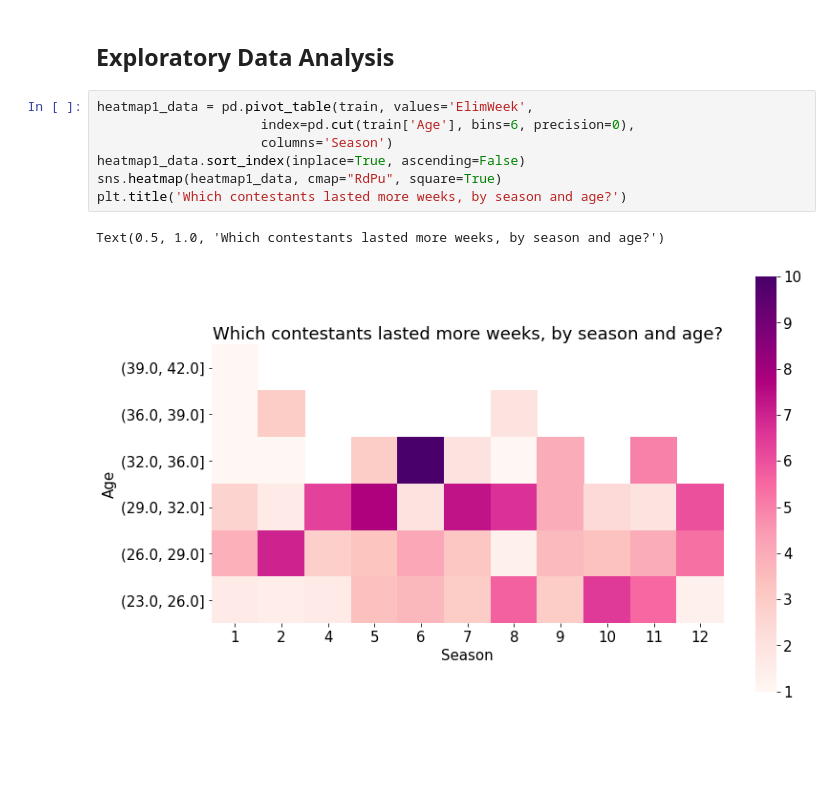
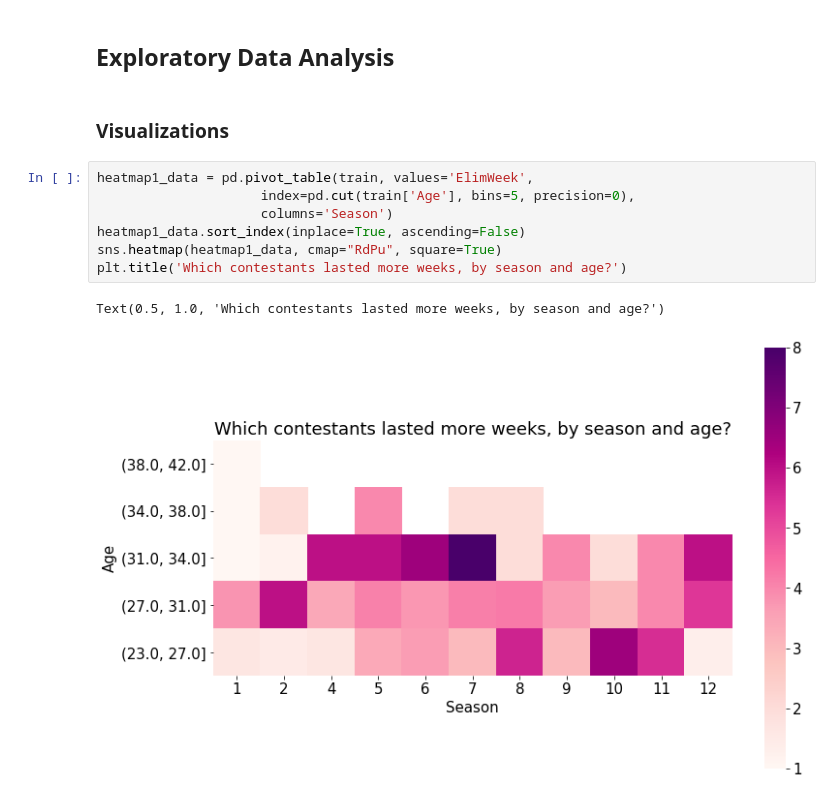
Before and after one commit to KwameTaylor/bachelorette-predictor, a Jupyter notebook: explore.ipynb, the cells around one changed output. Drawn from its saved outputs; the diff is of its cells as text; blank space fills up the shorter version.

Commit message:
finish mvp visualizations

```diff
--- a/explore.ipynb
+++ b/explore.ipynb
@@ -85,13 +85,15 @@ CONTESTANT
 Name: ElimWeek, dtype: float64
 # %% [markdown]
 ## Exploratory Data Analysis
+# %% [markdown]
+### Visualizations
 # %%
 heatmap1_data = pd.pivot_table(train, values='ElimWeek',
-                     index=pd.cut(train['Age'], bins=6, precision=0),
+                     index=pd.cut(train['Age'], bins=5, precision=0),
                      columns='Season')
 heatmap1_data.sort_index(inplace=True, ascending=False)
 sns.heatmap(heatmap1_data, cmap="RdPu", square=True)
 plt.title('Which contestants lasted more weeks, by season and age?')
 # %% [output]
 Text(0.5, 1.0, 'Which contestants lasted more weeks, by season and age?')
-[figure, old version]
+[figure, new version]
```
Also changed, not shown: parts of 7 cells of this notebook.
